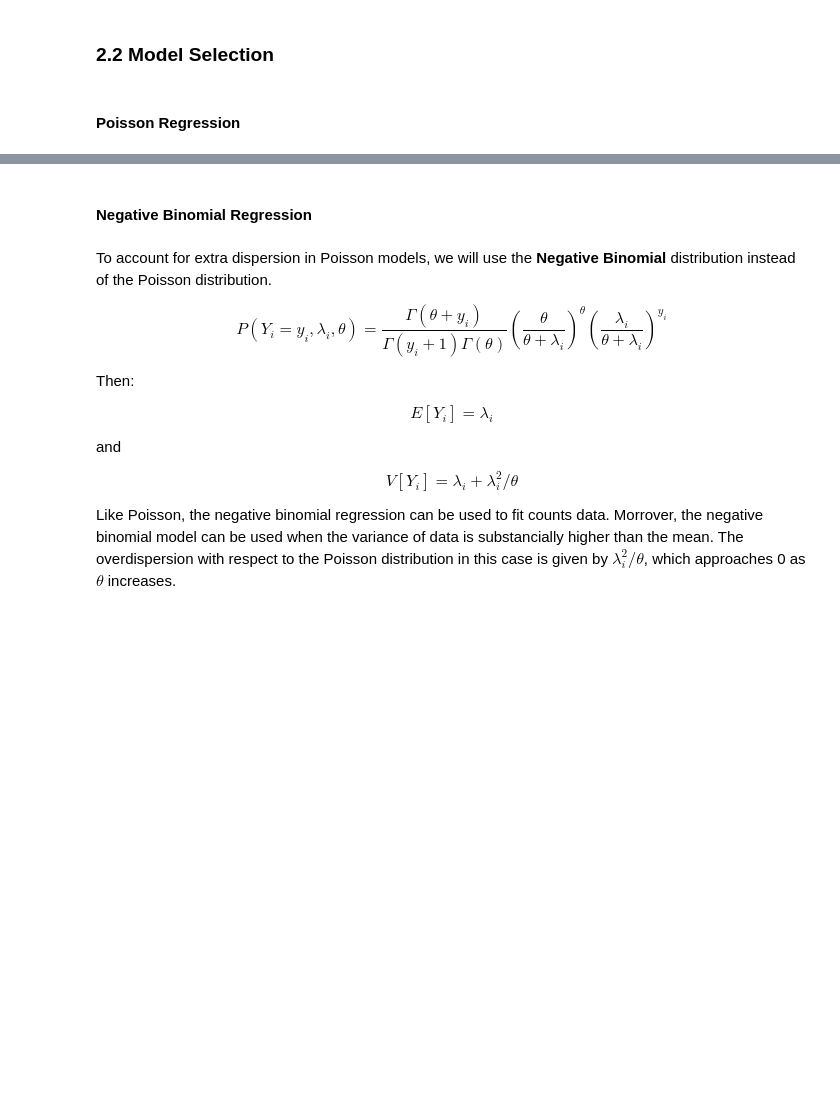
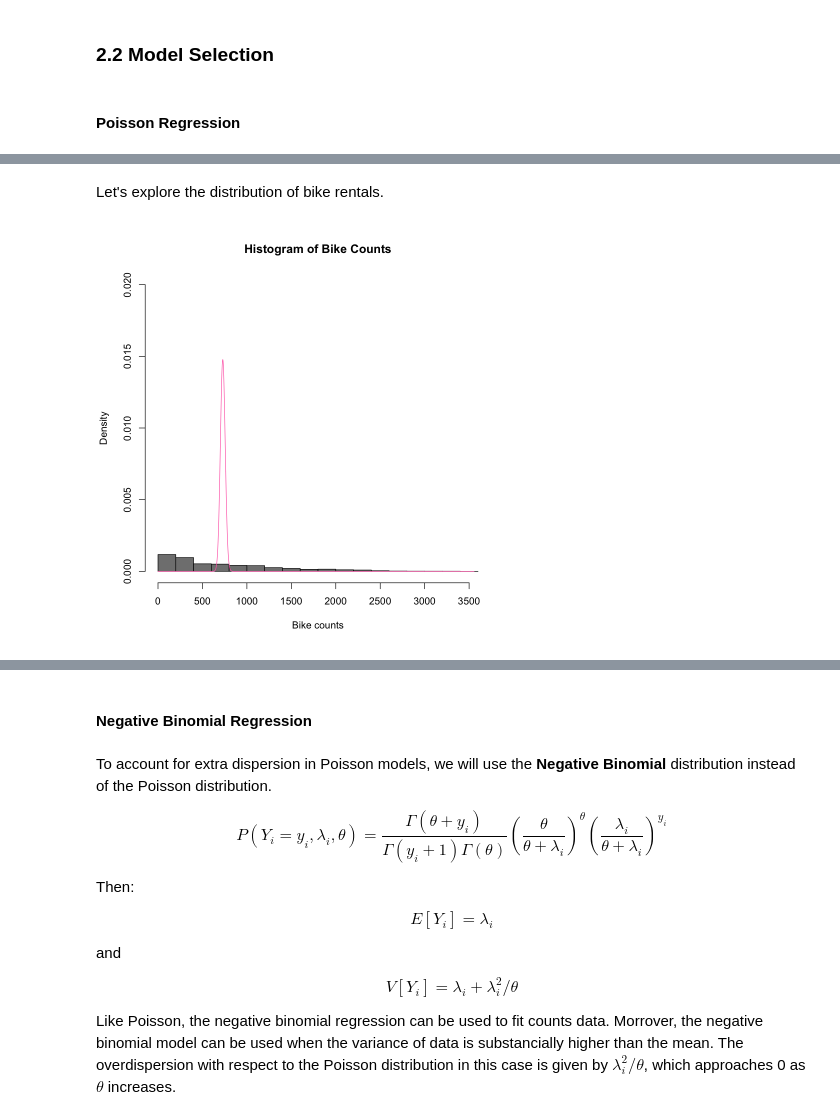
Before and after one commit to xiaohu1122/538A_project, a Jupyter notebook: 538A_Final_Project.ipynb, the cells around one changed output, grey strips where cells are left out. Drawn from its saved outputs; the diff is of its cells as text; code cells hidden in the pictures; blank space fills up the shorter version.

```diff
--- a/538A_Final_Project.ipynb
+++ b/538A_Final_Project.ipynb
@@ -161,0 +175,7 @@ A data.frame: 6 × 12
+# %% [markdown]
+Let's explore the distribution of bike rentals.
+# %%
+hist(bike$count, freq=FALSE, col=grey(0.5), ylim=c(0, 0.02), main="Histogram of Bike Counts", xlab="Bike counts")
+  lines(0:max(bike$count), dpois(0:max(bike$count), mean(bike$count)), col="hotpink")
+# %% [output]
+[figure, added]
```
Also changed, not shown: parts of 9 cells of this notebook.
